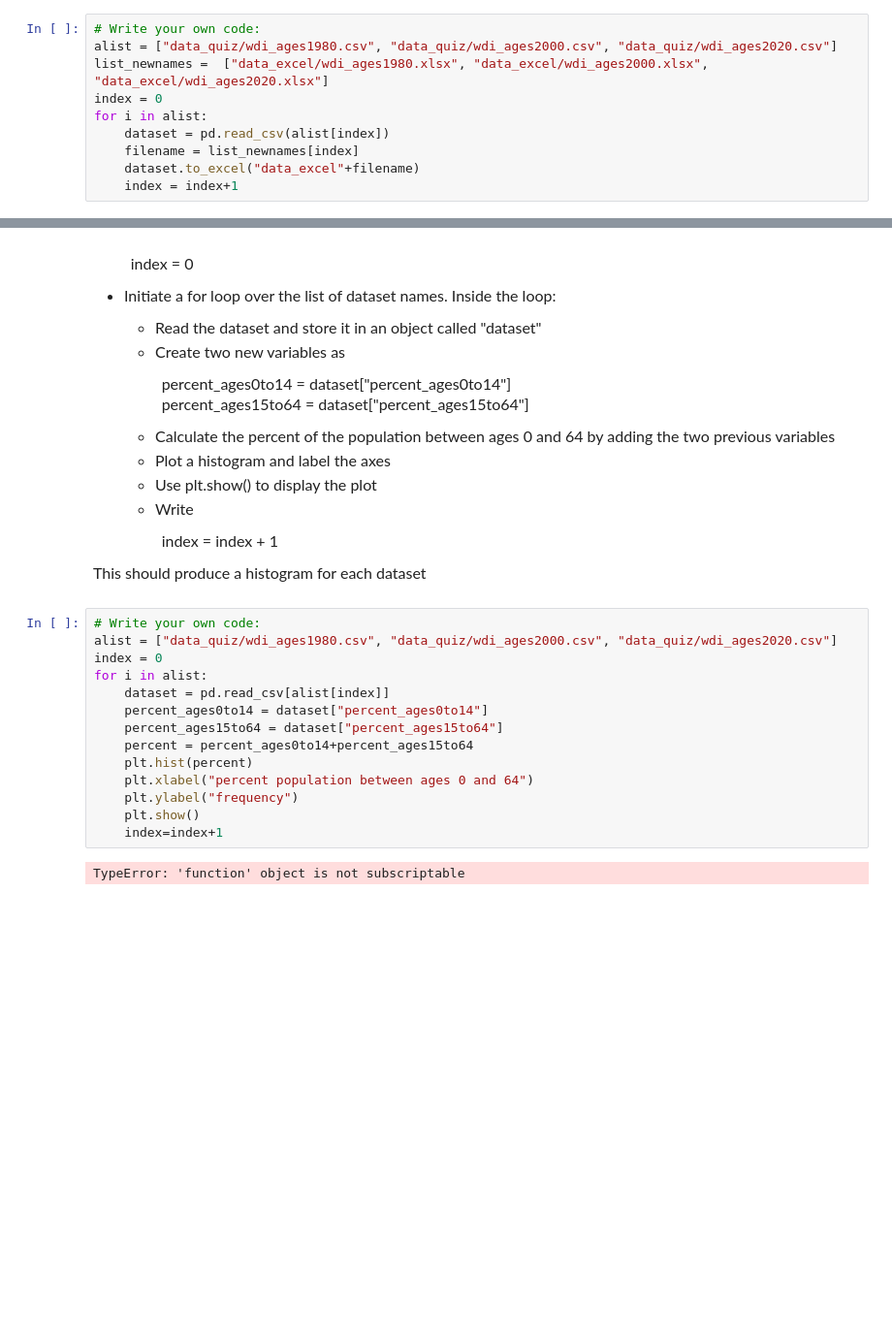
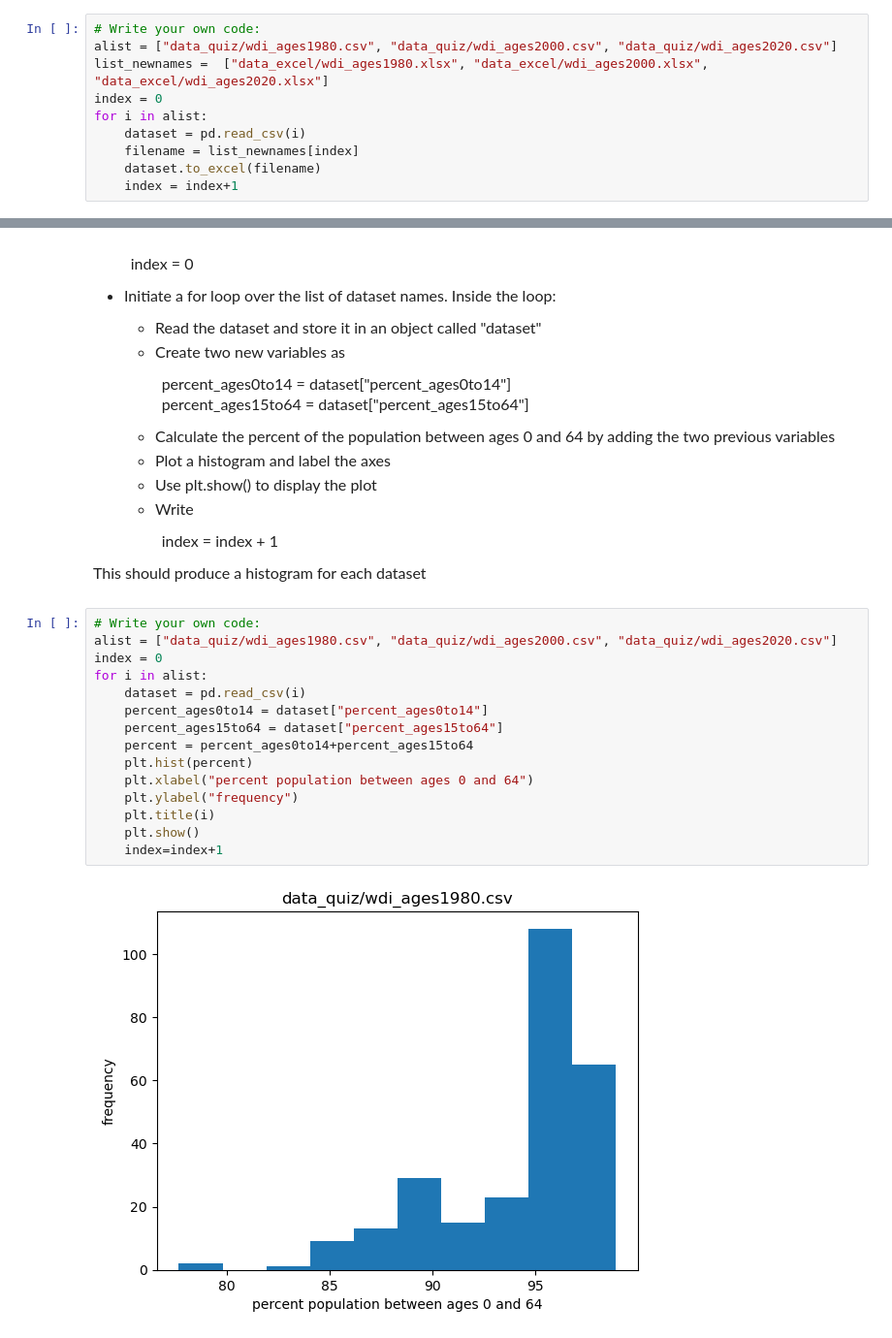
Before and after one commit to esunn0412/qtm151_fall_2023, a Jupyter notebook: quizzes/quiz1/quiz_1EDITED.ipynb, the cells around one changed output, grey strips where cells are left out. Shown at 97% size. Saved outputs shown, nothing was run; the diff lists cells and outputs as text; blank space fills up the shorter version.

```diff
--- a/quizzes/quiz1/quiz_1EDITED.ipynb
+++ b/quizzes/quiz1/quiz_1EDITED.ipynb
@@ -174,9 +197,9 @@ alist = ["data_quiz/wdi_ages1980.csv", "data_quiz/wdi_ages2000.csv", "data_quiz/
 list_newnames =  ["data_excel/wdi_ages1980.xlsx", "data_excel/wdi_ages2000.xlsx", "data_excel/wdi_ages2020.xlsx"]
 index = 0
 for i in alist:
-    dataset = pd.read_csv(alist[index])
+    dataset = pd.read_csv(i)
     filename = list_newnames[index]
-    dataset.to_excel("data_excel"+filename)
+    dataset.to_excel(filename)
     index = index+1
 # %% [output]
 ModuleNotFoundError: No module named 'openpyxl'
@@ -212,16 +235,17 @@ This should produce a histogram for each dataset
 # %%
 # Write your own code:
 alist = ["data_quiz/wdi_ages1980.csv", "data_quiz/wdi_ages2000.csv", "data_quiz/wdi_ages2020.csv"]
 index = 0
 for i in alist:
-    dataset = pd.read_csv[alist[index]]
+    dataset = pd.read_csv(i)
     percent_ages0to14 = dataset["percent_ages0to14"]
     percent_ages15to64 = dataset["percent_ages15to64"]
     percent = percent_ages0to14+percent_ages15to64
     plt.hist(percent)
     plt.xlabel("percent population between ages 0 and 64")
     plt.ylabel("frequency")
+    plt.title(i)
     plt.show()
     index=index+1
 # %% [output]
-TypeError: 'function' object is not subscriptable
+[figure, added]
```
Also changed, not shown: parts of 3 cells of this notebook, 1 other file.
